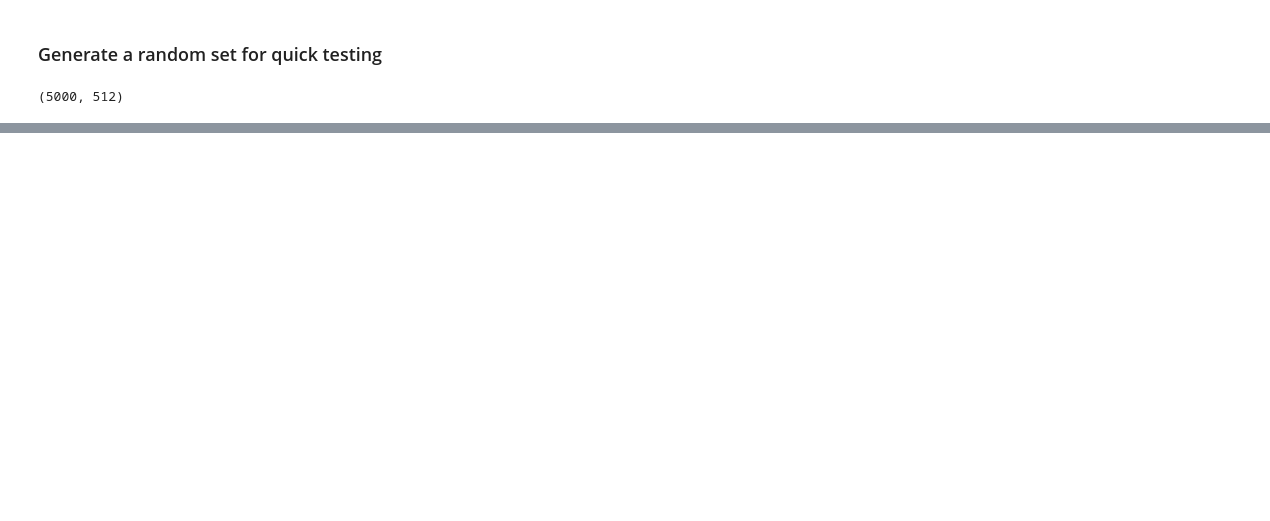
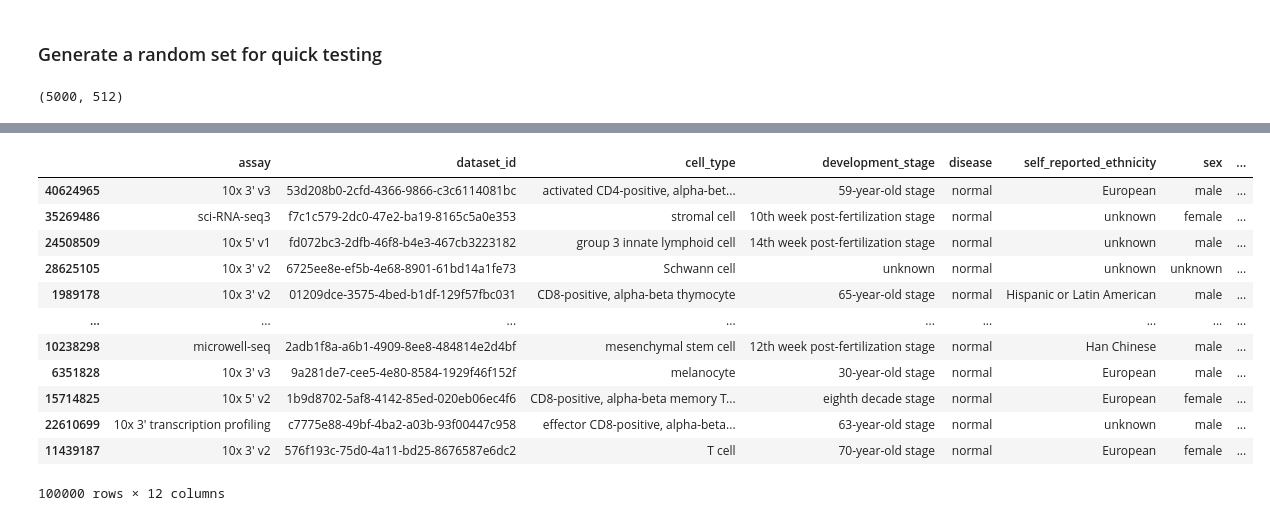
Before and after one commit to ranaabarghout/AstroBio, a Jupyter notebook: notebooks/0.2-ahmed-sample-test.ipynb, the cells around one changed output, grey strips where cells are left out. Saved outputs shown, nothing was run; the diff lists cells and outputs as text; code cells hidden in the pictures; blank space fills up the shorter version.

```diff
--- a/notebooks/0.2-ahmed-sample-test.ipynb
+++ b/notebooks/0.2-ahmed-sample-test.ipynb
@@ -34,0 +77,25 @@ adata.obsm["geneformer"].shape
+# %%
+sampled_obs = cell_metadata.sample(n=1_000_000, random_state=SEED)
+# %%
+sampled_obs['stratify_group'] = sampled_obs[["tissue_general", "cell_type", "disease"]].astype(str).agg("_".join, axis=1)
+group_sizes = sampled_obs['stratify_group'].value_counts()
+sampled_obs['sample_weight'] = 1 / group_sizes[sampled_obs['stratify_group']].values
+
+# Sample cells proportional to weights
+sampled_obs = sampled_obs.sample(n=min(SAMPLE_SIZE, len(sampled_obs)), weights='sample_weight', random_state=SEED)
+# %%
+sampled_obs
+# %% [output]
+|  | assay | dataset_id | cell_type | development_stage | disease | self_reported_ethnicity | sex | ... |
+| 40624965 | 10x 3' v3 | 53d208b0-2cfd-4366-9866-c3c6114081bc | activated CD4-positive, alpha-bet... | 59-year-old stage | normal | European | male | ... |
+| 35269486 | sci-RNA-seq3 | f7c1c579-2dc0-47e2-ba19-8165c5a0e353 | stromal cell | 10th week post-fertilization stage | normal | unknown | female | ... |
+| 24508509 | 10x 5' v1 | fd072bc3-2dfb-46f8-b4e3-467cb3223182 | group 3 innate lymphoid cell | 14th week post-fertilization stage | normal | unknown | male | ... |
+| 28625105 | 10x 3' v2 | 6725ee8e-ef5b-4e68-8901-61bd14a1fe73 | Schwann cell | unknown | normal | unknown | unknown | ... |
+| 1989178 | 10x 3' v2 | 01209dce-3575-4bed-b1df-129f57fbc031 | CD8-positive, alpha-beta thymocyte | 65-year-old stage | normal | Hispanic or Latin American | male | ... |
+| ... | ... | ... | ... | ... | ... | ... | ... | ... |
+| 10238298 | microwell-seq | 2adb1f8a-a6b1-4909-8ee8-484814e2d4bf | mesenchymal stem cell | 12th week post-fertilization stage | normal | Han Chinese | male | ... |
+| 6351828 | 10x 3' v3 | 9a281de7-cee5-4e80-8584-1929f46f152f | melanocyte | 30-year-old stage | normal | European | male | ... |
+| 15714825 | 10x 5' v2 | 1b9d8702-5af8-4142-85ed-020eb06ec4f6 | CD8-positive, alpha-beta memory T... | eighth decade stage | normal | European | female | ... |
+| 22610699 | 10x 3' transcription profiling | c7775e88-49bf-4ba2-a03b-93f00447c958 | effector CD8-positive, alpha-beta... | 63-year-old stage | normal | unknown | male | ... |
+| 11439187 | 10x 3' v2 | 576f193c-75d0-4a11-bd25-8676587e6dc2 | T cell | 70-year-old stage | normal | European | female | ... |
+100000 rows × 12 columns
```
Also changed, not shown: parts of 7 cells of this notebook, 3 other files.
